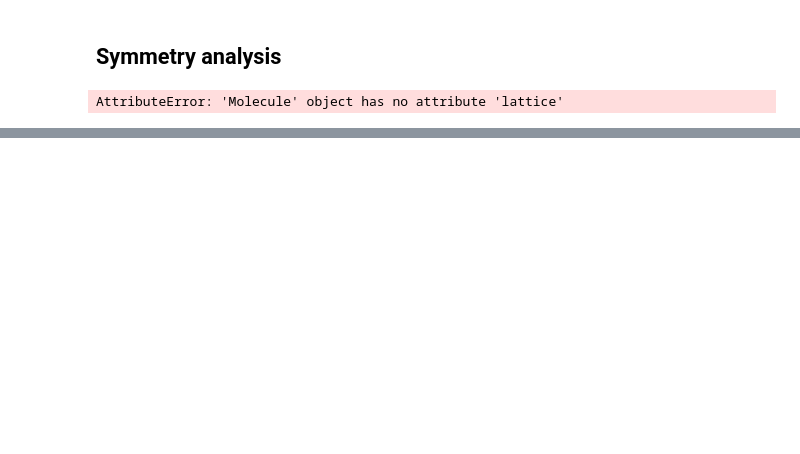
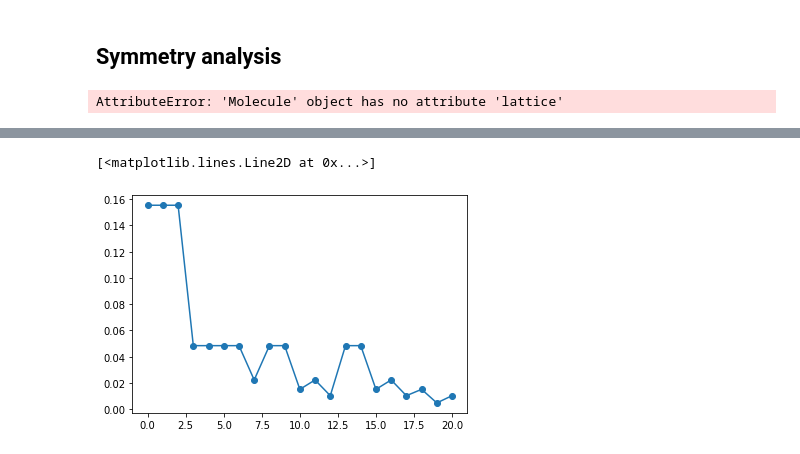
Before and after one commit to cmc-ucl/rydberg_atoms, a Jupyter notebook: materials_science.ipynb, the cells around one changed output, grey strips where cells are left out. Drawn from its saved outputs; the diff is of its cells as text; code cells hidden in the pictures; blank space fills up the shorter version.

```diff
--- a/materials_science.ipynb
+++ b/materials_science.ipynb
@@ -200,0 +591,10 @@ config_unique, unique_energies, multiplicity = find_sic(configurations,energies,
+# %%
+three_vac_index_acc = np.where(np.sum(acceptable_configurations,axis=1)==3)[0]
+# %%
+energies = 0.01*np.array(all_energy)[three_vac_index_acc]
+multiplicity = np.ones(len(energies))
+Z,pi = get_partition_function(energies, multiplicity, T=298.15, return_pi=True, N_N=0, N_potential=0.)
+plt.plot(np.arange(len(pi)),pi,'-o')
+# %% [output]
+[<matplotlib.lines.Line2D at 0x...>]
+[figure, added]
```
Also changed, not shown: parts of 52 cells of this notebook.
